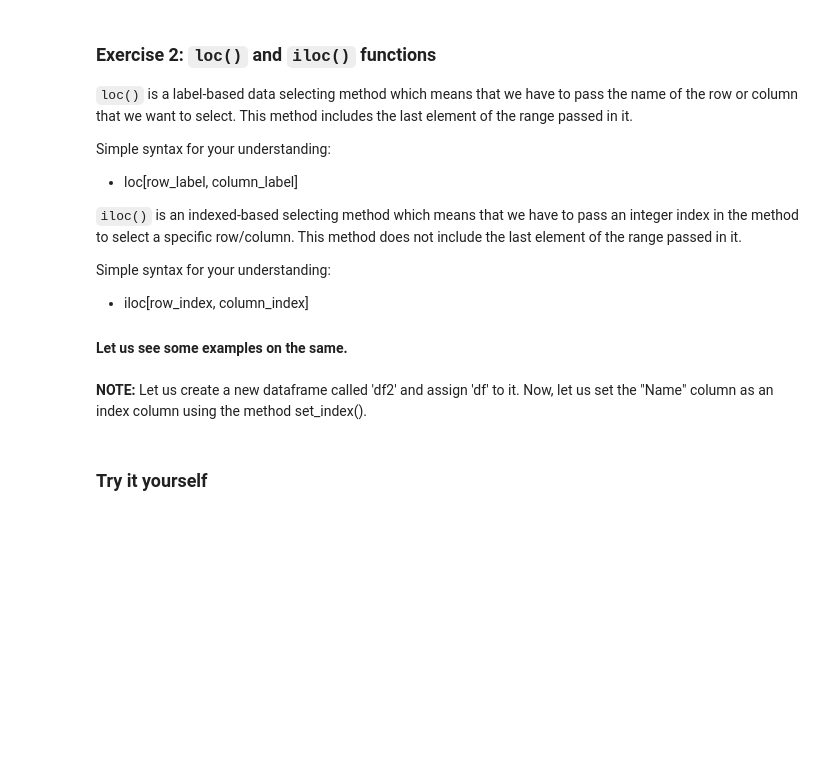
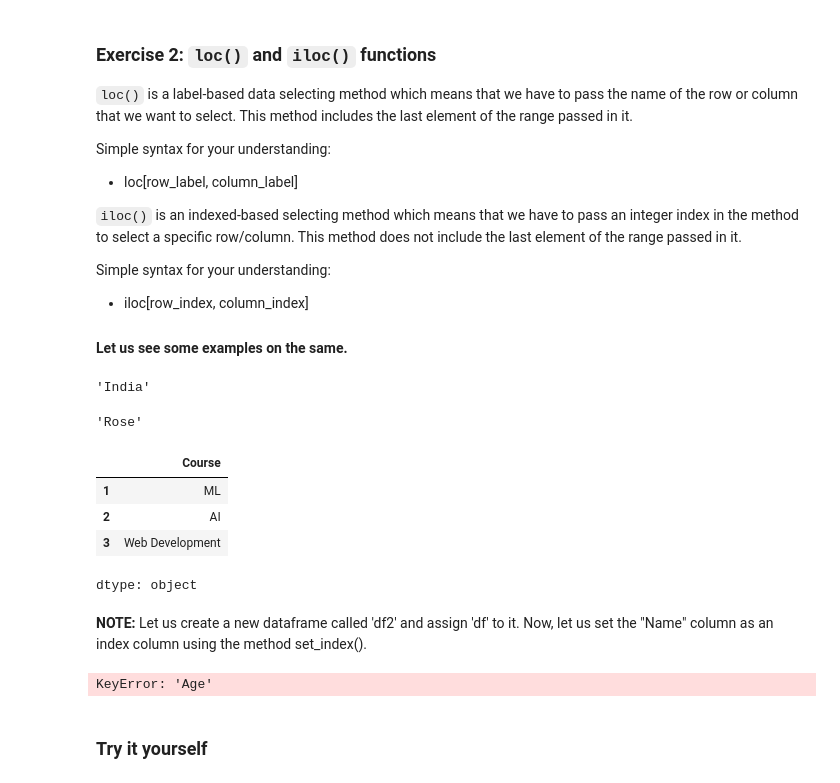
Before and after one commit to abdulhaq1982/Notes, a Jupyter notebook: Pandas_Basics_1.ipynb, the cells around one changed output. Cells and saved outputs as stored; diff of their text form; code cells hidden in the pictures; blank space fills up the shorter version.

```diff
--- a/Pandas_Basics_1.ipynb
+++ b/Pandas_Basics_1.ipynb
@@ -95,11 +127,29 @@ Simple syntax for your understanding:
  - iloc[row_index, column_index]
 
 <h4 id="data">Let us see some examples on the same.</h4>
+# %%
+Y.iloc[1,2]
+# %% [output]
+'India'
 # %%
 # Access the value on the first row and the first column
+
+Y.iloc[[0][0]]
+Y.iloc[0,0]
+# %% [output]
+'Rose'
 # %%
 # Access the value on the first row and the third column
 # %%
 # Access the column using the name
+
+Y.loc[1,'Course']
+Y.loc[[1,2,3],'Course']
+# %% [output]
+|  | Course |
+| 1 | ML |
+| 2 | AI |
+| 3 | Web Development |
+dtype: object
 # %% [markdown]
 **NOTE:** Let us create a new dataframe called 'df2' and assign 'df' to it. Now, let us set the "Name" column as an index column using the method set_index().
@@ -106,5 +158,8 @@ Simple syntax for your understanding:
 # %%
 #To display the first 5 rows of new dataframe
+Y1
+# %% [output]
+KeyError: 'Age'
 # %%
 #Now, let us access the column using the name
 # %% [markdown]
```
Also changed, not shown: parts of 11 cells of this notebook.
